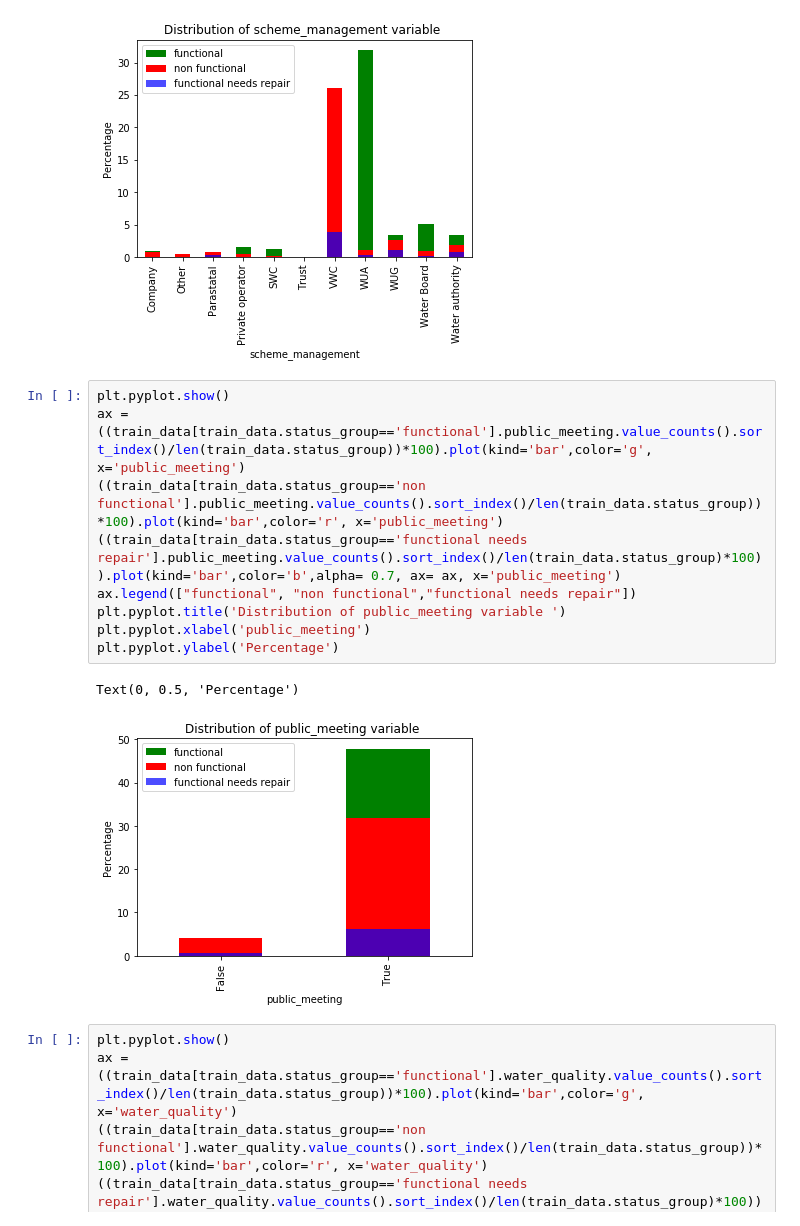
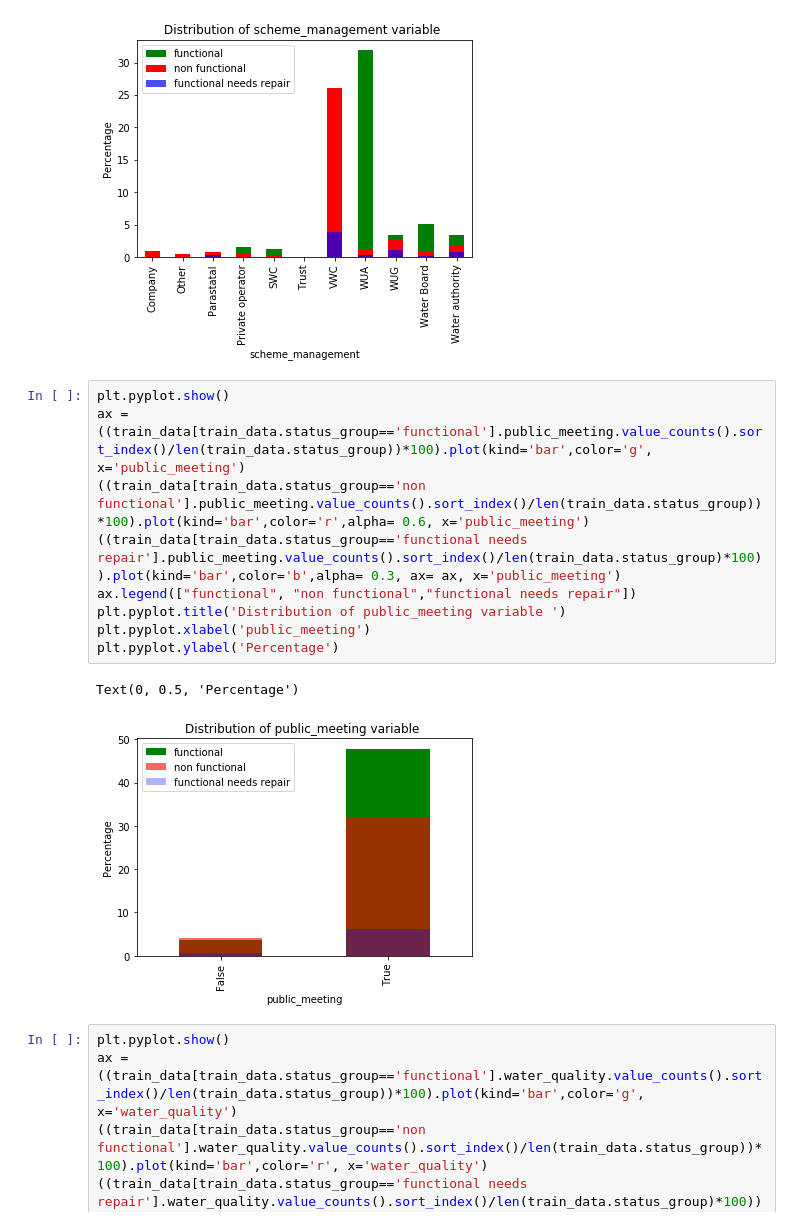
Before and after one commit to mradazoury/Pump_it_Up_ML_project, a Jupyter notebook: Data Exploration.ipynb, the cells around one changed output. Drawn from its saved outputs; the diff is of its cells as text.

Commit message:
changing alphas for some graphs

```diff
--- a/Data Exploration.ipynb
+++ b/Data Exploration.ipynb
@@ -387,15 +387,15 @@ Text(0, 0.5, 'Percentage')
 # %%
 plt.pyplot.show()
 ax = ((train_data[train_data.status_group=='functional'].public_meeting.value_counts().sort_index()/len(train_data.status_group))*100).plot(kind='bar',color='g', x='public_meeting')
-((train_data[train_data.status_group=='non functional'].public_meeting.value_counts().sort_index()/len(train_data.status_group))*100).plot(kind='bar',color='r', x='public_meeting')
-((train_data[train_data.status_group=='functional needs repair'].public_meeting.value_counts().sort_index()/len(train_data.status_group)*100)).plot(kind='bar',color='b',alpha= 0.7, ax= ax, x='public_meeting')
+((train_data[train_data.status_group=='non functional'].public_meeting.value_counts().sort_index()/len(train_data.status_group))*100).plot(kind='bar',color='r',alpha= 0.6, x='public_meeting')
+((train_data[train_data.status_group=='functional needs repair'].public_meeting.value_counts().sort_index()/len(train_data.status_group)*100)).plot(kind='bar',color='b',alpha= 0.3, ax= ax, x='public_meeting')
 ax.legend(["functional", "non functional","functional needs repair"])
 plt.pyplot.title('Distribution of public_meeting variable ')
 plt.pyplot.xlabel('public_meeting')
 plt.pyplot.ylabel('Percentage')
 # %% [output]
 Text(0, 0.5, 'Percentage')
-[figure, old version]
+[figure, new version]
 # %%
 plt.pyplot.show()
 ax = ((train_data[train_data.status_group=='functional'].water_quality.value_counts().sort_index()/len(train_data.status_group))*100).plot(kind='bar',color='g', x='water_quality')
```
Also changed, not shown: parts of 3 cells of this notebook.
